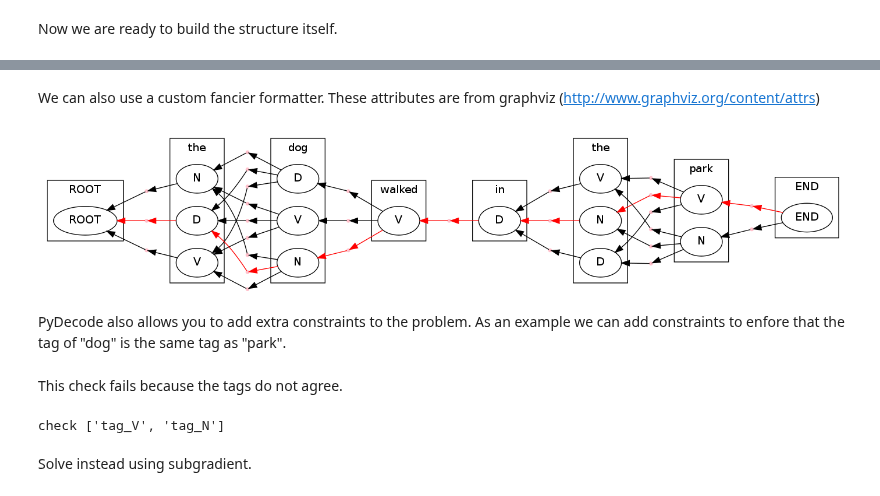
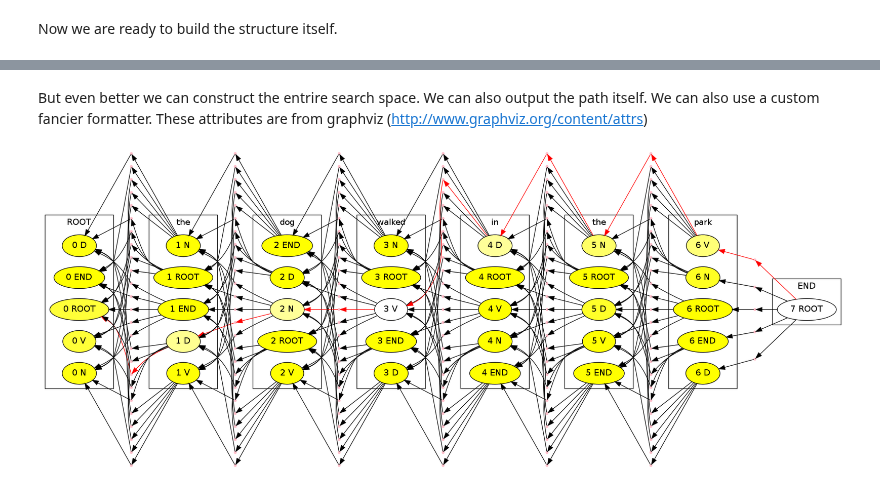
Before and after one commit to srush/PyDecode, a Jupyter notebook: notebooks/hmm.ipynb, the cells around one changed output, grey strips where cells are left out. Drawn from its saved outputs; the diff is of its cells as text; code cells hidden in the pictures.

```diff
--- a/notebooks/hmm.ipynb
+++ b/notebooks/hmm.ipynb
@@ -118,20 +87,44 @@ display.HypergraphPathFormatter(hypergraph, [path]).to_ipython()
+# %%
+score_vector = scores(sentence)
+# %%
+chart = viterbi(len(sentence))
+hypergraph = chart.finish()
+outputs = chart.matrix()
+item_mat = chart.item_matrix()
+output_ = output_set(len(sentence))
+items = item_set(len(sentence))
+# %%
+theta = score_vector * outputs
+path = ph.best_path(hypergraph, theta, kind=ph.Inside)
 # %% [markdown]
+But even better we can construct the entrire search space.
+We can also output the path itself.
 We can also use a custom fancier formatter. These attributes are from graphviz (http://www.graphviz.org/content/attrs)
+# %%
+node_marg, edge_marg = ph.marginals(hypergraph, theta, kind=ph.Inside)
+normalized_marg = node_marg / node_marg[hypergraph.root.id]
 # %%
+m = min(normalized_marg)
+M = max(normalized_marg)
+
 class HMMFormat(display.HypergraphPathFormatter):
-    def hypernode_attrs(self, node):
-        return {"label": node.label.tag, "shape": ""}
+    def label(self, label):
+        return "%d %s"%(label[0], tags[label[1]])
     def hyperedge_node_attrs(self, edge):
         return {"color": "pink", "shape": "point"}
     def hypernode_subgraph(self, node):
-        return [("cluster_" + str(node.label.position), None)]
+        return [("cluster_" + str(node.label[0]), None)]
     def subgraph_format(self, subgraph):
-        return {"label": (["ROOT"] + sentence.split() + ["END"])[int(subgraph.split("_")[1])],
+        return {"label": (sentence + ["END"])[int(subgraph.split("_")[1])],
                 "rank" : "same"}
     def graph_attrs(self): return {"rankdir":"RL"}
 
+    def hypernode_attrs(self, node):
+        return {"shape": "",
+                "label": self.label(node.label),
+                "style": "filled",
+                "fillcolor": "#FFFF%d"%(int(((normalized_marg[node.id] - m) / (M-m)) * 100))}
+
 HMMFormat(hypergraph, [path]).to_ipython()
 # %% [output]
-[figure, old version]
+[figure, new version]
-# %% [markdown]
-PyDecode also allows you to add extra constraints to the problem. As an example we can add constraints to enfore that the tag of "dog" is the same tag as "park".
@@ -151,8 +130,0 @@ constraints = \
-# %% [markdown]
-This check fails because the tags do not agree.
-# %%
-print "check", constraints.check(path)
-# %% [output]
-check ['tag_V', 'tag_N']
-# %% [markdown]
-Solve instead using subgradient.
```
Also changed, not shown: parts of 33 cells of this notebook, 42 other files.
